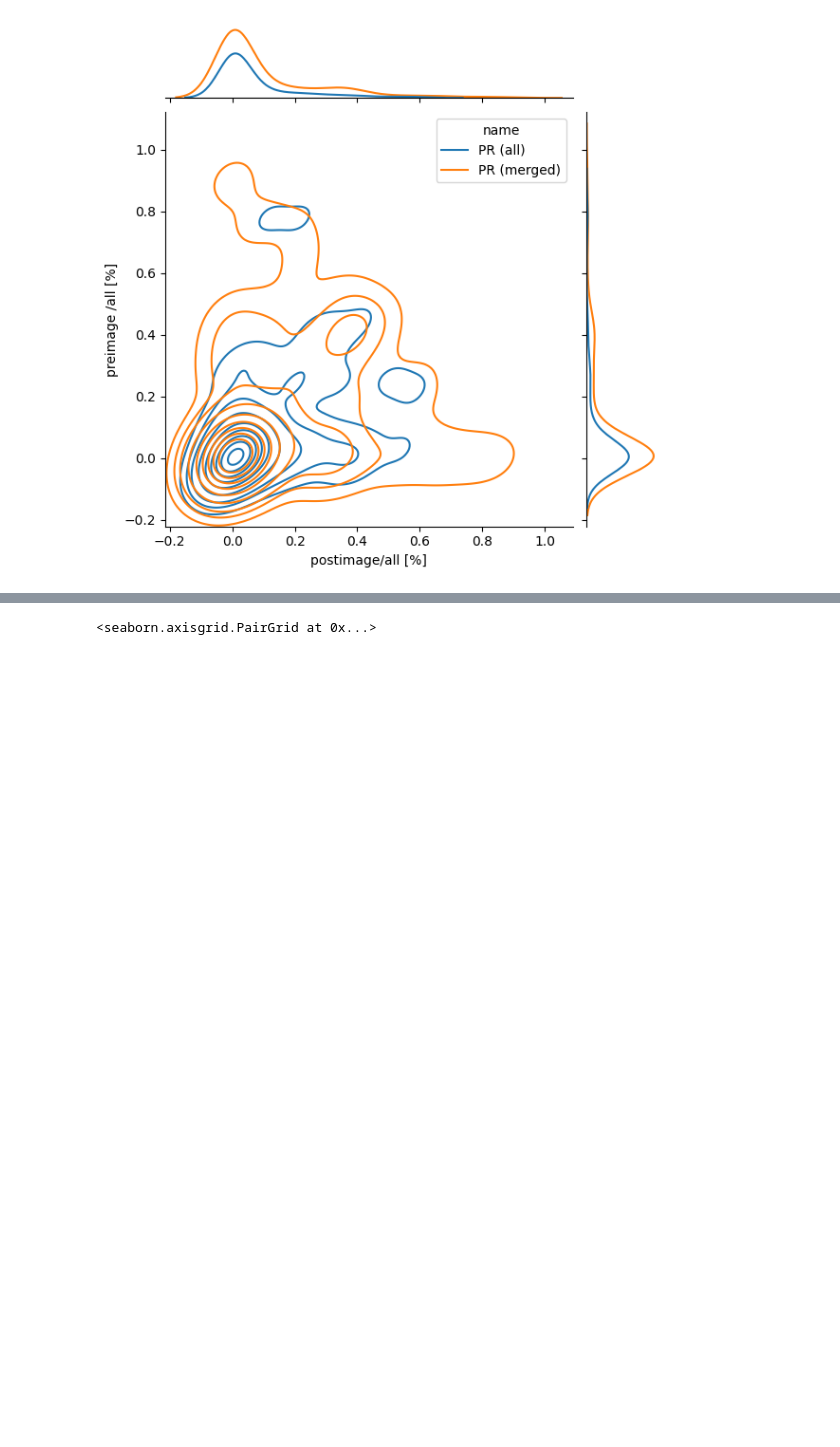
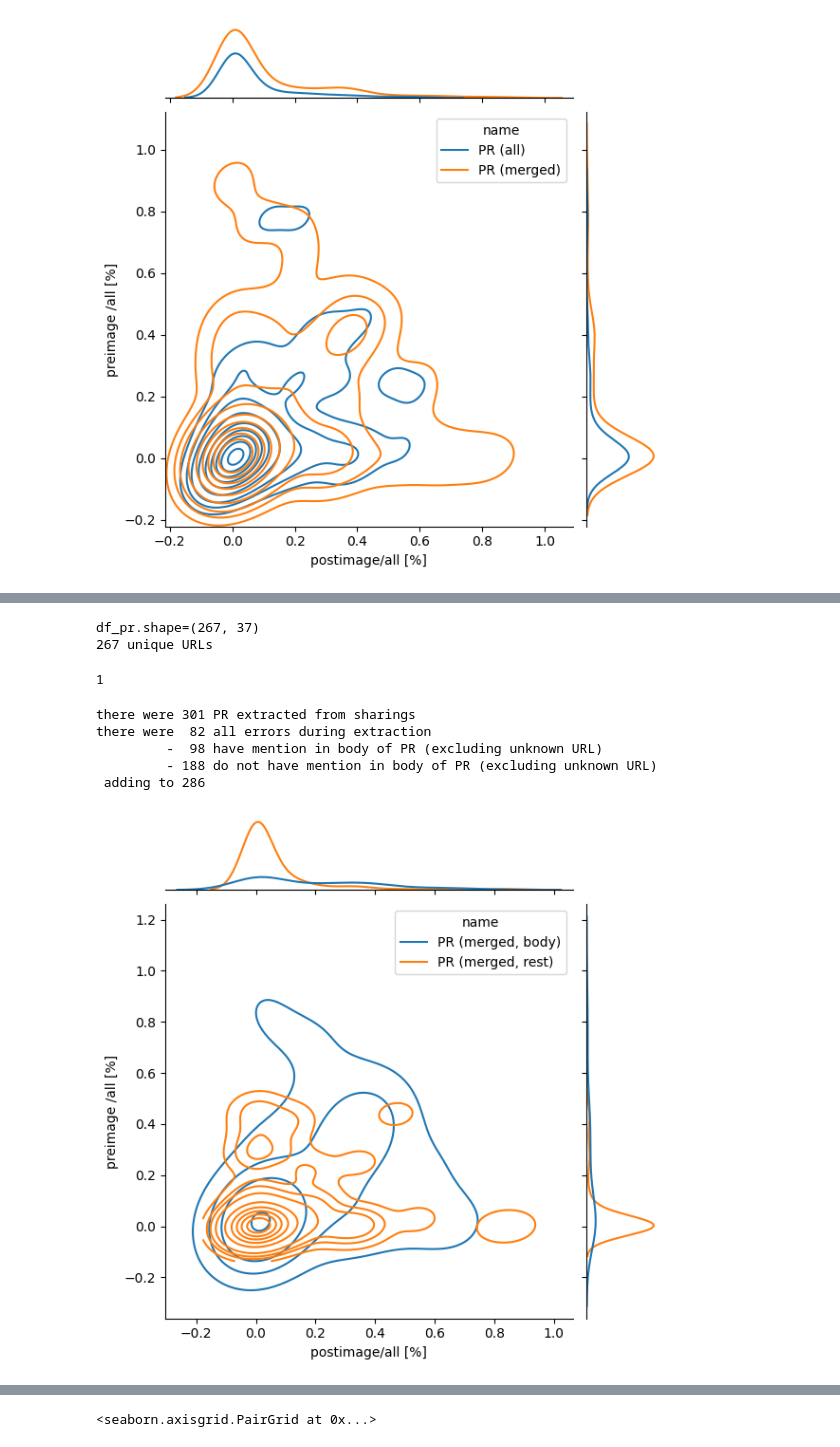
Before and after one commit to ncusi/MSR_Challenge_2024, a Jupyter notebook: notebooks/compare.ipynb, the cells around one changed output, grey strips where cells are left out. Saved outputs shown, nothing was run; the diff lists cells and outputs as text; code cells hidden in the pictures; blank space fills up the shorter version.

```diff
--- a/notebooks/compare.ipynb
+++ b/notebooks/compare.ipynb
@@ -619,0 +688,42 @@ plot_ret_all({'PR (all)': ret_fragments_pr_all, 'PR (merged)': ret_fragments_pr}
+# %%
+print(f"{df_pr.shape=}")
+print(f"{df_pr['URL'].nunique()} unique URLs")
+# %% [output]
+df_pr.shape=(267, 37)
+267 unique URLs
+# %%
+df_pr_indexed = df_pr.set_index('URL')
+# %%
+# test extracting 'body_count' info from df_pr_indexed
+df_pr_indexed.loc['https://github.com/MikaelJG/textract/pull/1', 'body_count']
+# %% [output]
+1
+# %%
+ret_fragments_pr_body = []
+ret_fragments_pr_remaining = []
+
+for pr_fragment in ret_fragments_pr:
+    url = pr_fragment[0]
+    if url is None:
+        continue
+
+    if df_pr_indexed.loc[url, 'body_count'] > 0:
+        ret_fragments_pr_body.append(pr_fragment)
+    else:
+        ret_fragments_pr_remaining.append(pr_fragment)
+
+print(f"there were {len(ret_fragments_pr):3d} PR extracted from sharings")
+print(f"there were {len(ret_fragments_pr_errors):3d} all errors during extraction")
+print(f"         - {len(ret_fragments_pr_body):3d} have mention in body of PR (excluding unknown URL)")
+print(f"         - {len(ret_fragments_pr_remaining):3d} do not have mention in body of PR (excluding unknown URL)")
+print(f" adding to {len(ret_fragments_pr_body) + len(ret_fragments_pr_remaining):3d}")
+# %% [output]
+there were 301 PR extracted from sharings
+there were  82 all errors during extraction
+         -  98 have mention in body of PR (excluding unknown URL)
+         - 188 do not have mention in body of PR (excluding unknown URL)
+ adding to 286
+# %%
+plot_ret_all({'PR (merged, body)': ret_fragments_pr_body, 'PR (merged, rest)': ret_fragments_pr_remaining})
+# %% [output]
+[figure, added]
```
Also changed, not shown: parts of 15 cells of this notebook.
